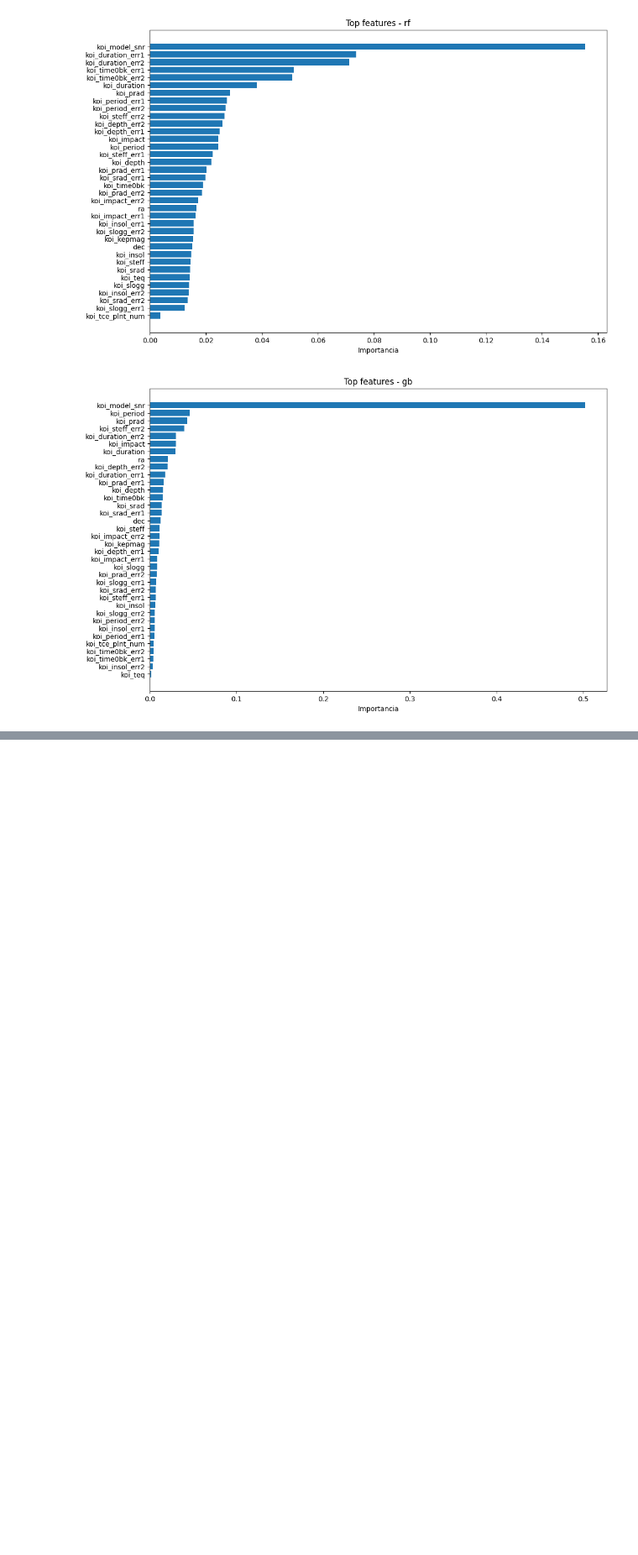
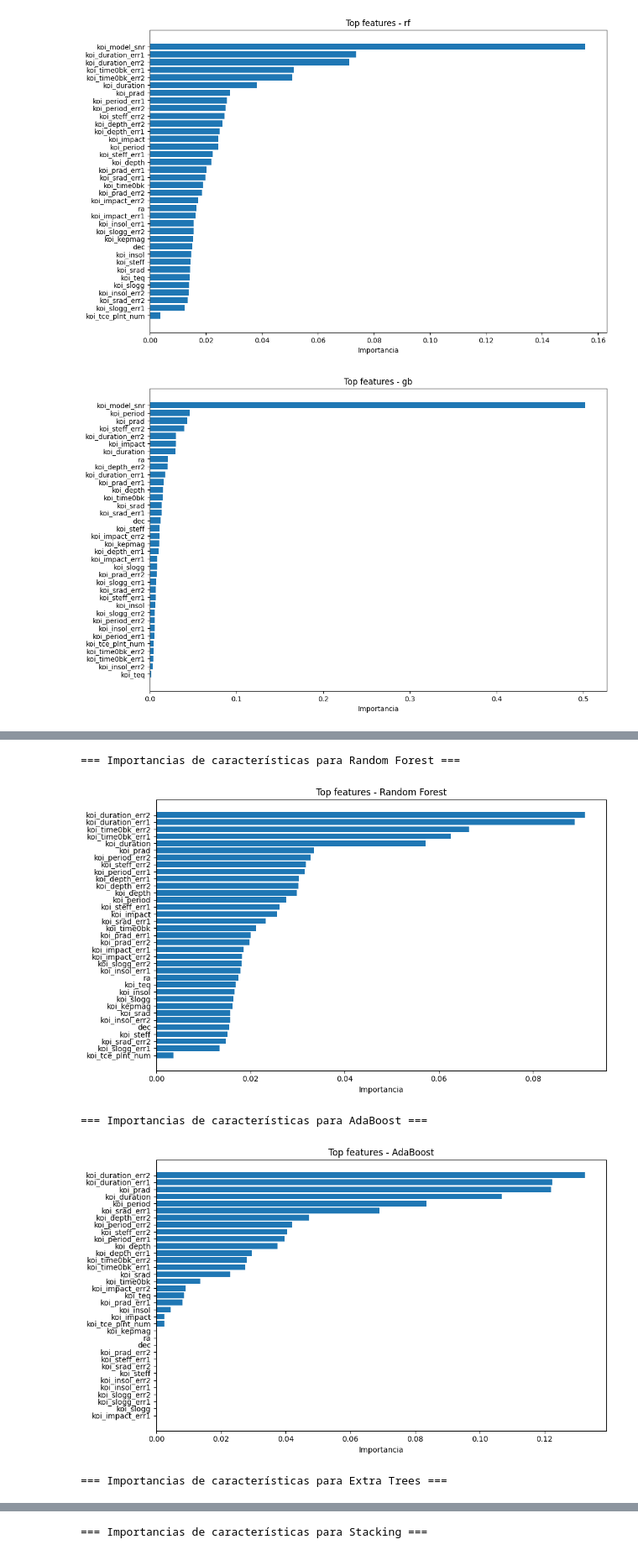
Before and after one commit to matiszpek/Exoplanet-detection-using-AI, a Jupyter notebook: model.ipynb, the cells around one changed output, grey strips where cells are left out. Shown: that part at 84% size. Drawn from its saved outputs; the diff is of its cells as text; code cells hidden in the pictures; blank space fills up the shorter version.

```diff
--- a/model.ipynb
+++ b/model.ipynb
@@ -488,0 +505,44 @@ KeyboardInterrupt:
+# %%
+import matplotlib.pyplot as plt
+import numpy as np
+
+feature_names = X_train_drop.columns  # columnas finales tras dropear 'koi_model_snr'
+
+for name, model in models_drop.items():
+    print(f"\n=== Importancias de características para {name} ===")
+
+    # Si es un modelo stacking, recorrer sus submodelos
+    if isinstance(model, StackingClassifier):
+        for sub_name, est in model.named_estimators_.items():
+            if hasattr(est, "feature_importances_"):
+                importances = est.feature_importances_
+                idx = np.argsort(importances)[::-1]
+
+                plt.figure(figsize=(10, 6))
+                plt.barh(np.array(feature_names)[idx][::-1], importances[idx][::-1])
+                plt.title(f"Top features - {name} ({sub_name})")
+                plt.xlabel("Importancia")
+                plt.tight_layout()
+                plt.show()
+
+    # Si es un modelo individual con atributo feature_importances_
+    elif hasattr(model, "feature_importances_"):
+        importances = model.feature_importances_
+        idx = np.argsort(importances)[::-1]
+
+        plt.figure(figsize=(10, 6))
+        plt.barh(np.array(feature_names)[idx][::-1], importances[idx][::-1])
+        plt.title(f"Top features - {name}")
+        plt.xlabel("Importancia")
+        plt.tight_layout()
+        plt.show()
+
+    # Si no tiene feature_importances_ (como LogisticRegression o AdaBoost sin base_tree)
+    else:
+        print(f"⚠️ El modelo {name} no tiene 'feature_importances_' y no se puede graficar.")
+# %% [output]
+=== Importancias de características para Random Forest ===
+[figure, added]
+=== Importancias de características para AdaBoost ===
+[figure, added]
+=== Importancias de características para Extra Trees ===
@@ -488,0 +550 @@ KeyboardInterrupt:
+=== Importancias de características para Stacking ===
```
Also changed, not shown: parts of 3 cells of this notebook, 3 other files.
